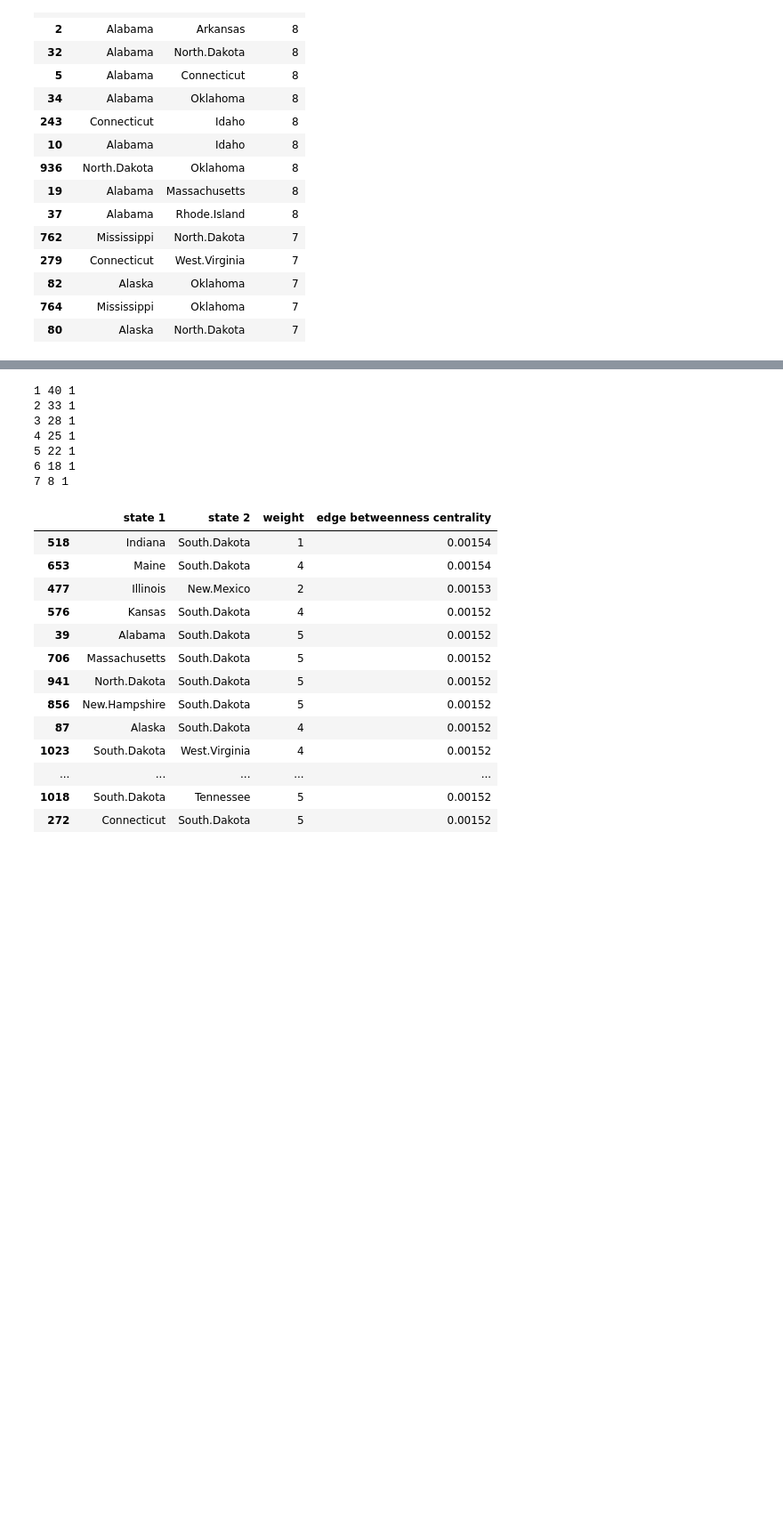
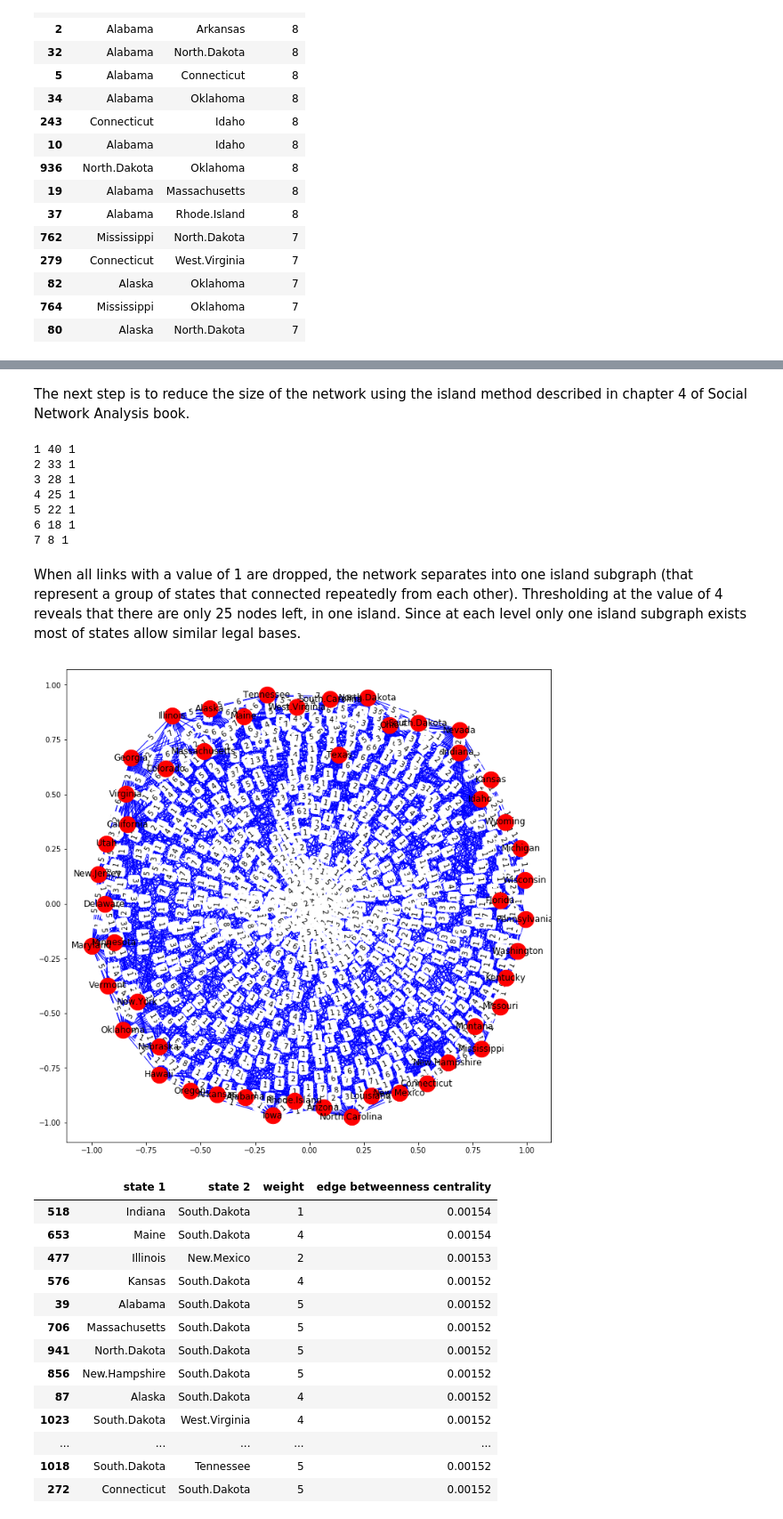
Before and after one commit to olga0503/DATA-620, a Jupyter notebook: Week_7_Assignment.ipynb, the cells around one changed output, grey strips where cells are left out. Shown at 89% size. Saved outputs shown, nothing was run; the diff lists cells and outputs as text; code cells hidden in the pictures; blank space fills up the shorter version.

```diff
--- a/Week_7_Assignment.ipynb
+++ b/Week_7_Assignment.ipynb
@@ -200 +200,3 @@ plt.show()
+# %% [markdown]
+The next step is to reduce the size of the network using the island method described in chapter 4 of Social Network Analysis book.
 # %%
@@ -225,6 +227,41 @@ for i in islands:
 5 22 1
 6 18 1
 7 8 1
+# %% [markdown]
+When all links with a value of 1 are dropped, the network separates into one island subgraph (that represent a group of states that connected repeatedly from each other). Thresholding at the value of 4 reveals that there are only 25 nodes left, in one island. Since at each level only one island subgraph exists most of states allow similar legal bases.
+# %%
+#creates empty graph
+G = nx.Graph()
+
+#adds nodes with the node attribute "bipartite"
+G.add_nodes_from(states)
+
+edges = weights[['state 1','state 2','weight']].values.tolist()
+#adds edges
+i=0
+for item in edges:
+    G.add_edge(item[0],item[1],weight=item[2])
+
+#select layout
+pos = nx.spring_layout(G,k=10)
+
+#adjust size of th graph
+plt.figure(figsize = (12,12))
+
+#pos=nx.get_node_attributes(G,'pos')
+nx.draw_networkx_nodes(G, pos, cmap=plt.get_cmap('jet'),
+                       node_color = 'r', node_size = 500)
+
+labels = nx.get_edge_attributes(G,'weight')
+nx.draw_networkx_labels(G, pos)
+nx.draw_networkx_edges(G, pos, edge_color='b', arrows=True)
+
+nx.draw_networkx_edge_labels(G,pos,edge_labels=labels)
+
+#display graph
+plt.show()
+# %% [output]
+[figure, added]
 # %%
 #calculates edge betweenness centrality
 edge_betweenness_centrality_values = nx.edge_betweenness_centrality(G)
```
Also changed, not shown: parts of 4 cells of this notebook.
